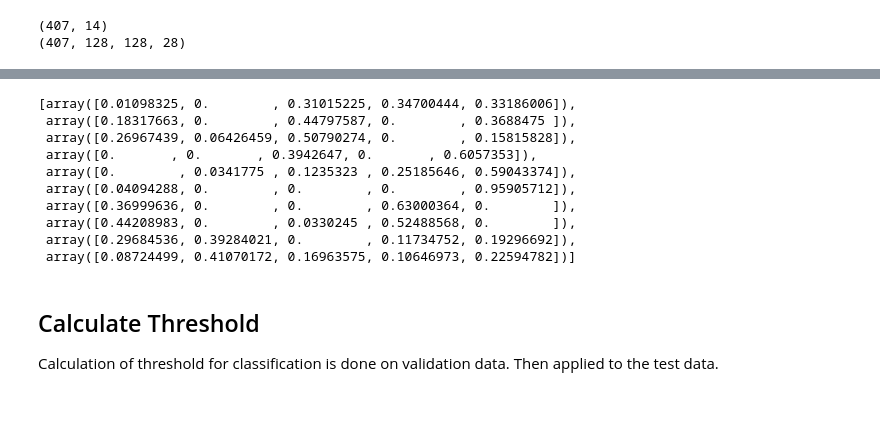
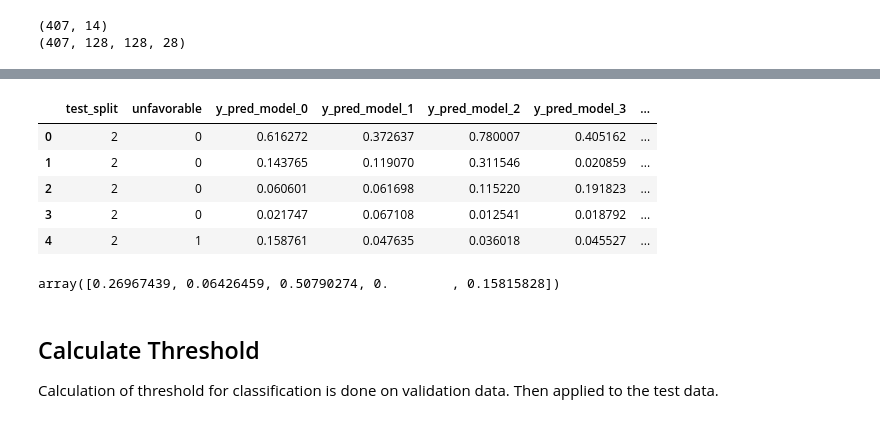
Before and after one commit to Mauwrice/explainable_AI, a Jupyter notebook: result_assembly_ontram_CIBLSX_threshold2_weights.ipynb, the cells around one changed output, grey strips where cells are left out. Cells and saved outputs as stored; diff of their text form; code cells hidden in the pictures.

```diff
--- a/result_assembly_ontram_CIBLSX_threshold2_weights.ipynb
+++ b/result_assembly_ontram_CIBLSX_threshold2_weights.ipynb
@@ -258,19 +261,19 @@ for which_split in which_splits:
     weights.append(weigths_tuned)
     results_list.append(results)
     valid_list.append(validation_results)
+# %%
+valid_list[2].head(5)
+# %% [output]
+|  | test_split | unfavorable | y_pred_model_0 | y_pred_model_1 | y_pred_model_2 | y_pred_model_3 | ... |
+| 0 | 2 | 0 | 0.616272 | 0.372637 | 0.780007 | 0.405162 | ... |
+| 1 | 2 | 0 | 0.143765 | 0.119070 | 0.311546 | 0.020859 | ... |
+| 2 | 2 | 0 | 0.060601 | 0.061698 | 0.115220 | 0.191823 | ... |
+| 3 | 2 | 0 | 0.021747 | 0.067108 | 0.012541 | 0.018792 | ... |
+| 4 | 2 | 1 | 0.158761 | 0.047635 | 0.036018 | 0.045527 | ... |
 # %%
-weights
+weights[2]
 # %% [output]
-[array([0.01098325, 0.        , 0.31015225, 0.34700444, 0.33186006]),
- array([0.18317663, 0.        , 0.44797587, 0.        , 0.3688475 ]),
- array([0.26967439, 0.06426459, 0.50790274, 0.        , 0.15815828]),
- array([0.       , 0.       , 0.3942647, 0.       , 0.6057353]),
- array([0.        , 0.0341775 , 0.1235323 , 0.25185646, 0.59043374]),
- array([0.04094288, 0.        , 0.        , 0.        , 0.95905712]),
- array([0.36999636, 0.        , 0.        , 0.63000364, 0.        ]),
- array([0.44208983, 0.        , 0.0330245 , 0.52488568, 0.        ]),
- array([0.29684536, 0.39284021, 0.        , 0.11734752, 0.19296692]),
- array([0.08724499, 0.41070172, 0.16963575, 0.10646973, 0.22594782])]
+array([0.26967439, 0.06426459, 0.50790274, 0.        , 0.15815828])
 # %% [markdown]
 ## Calculate Threshold
 
```
Also changed, not shown: parts of 13 cells of this notebook, 6 other files.
